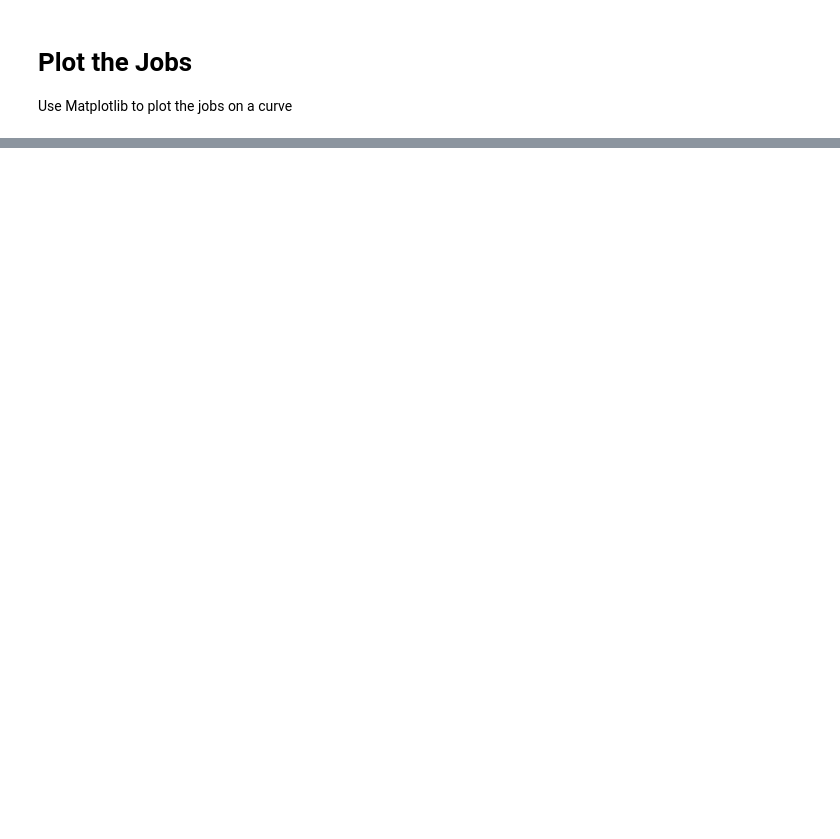
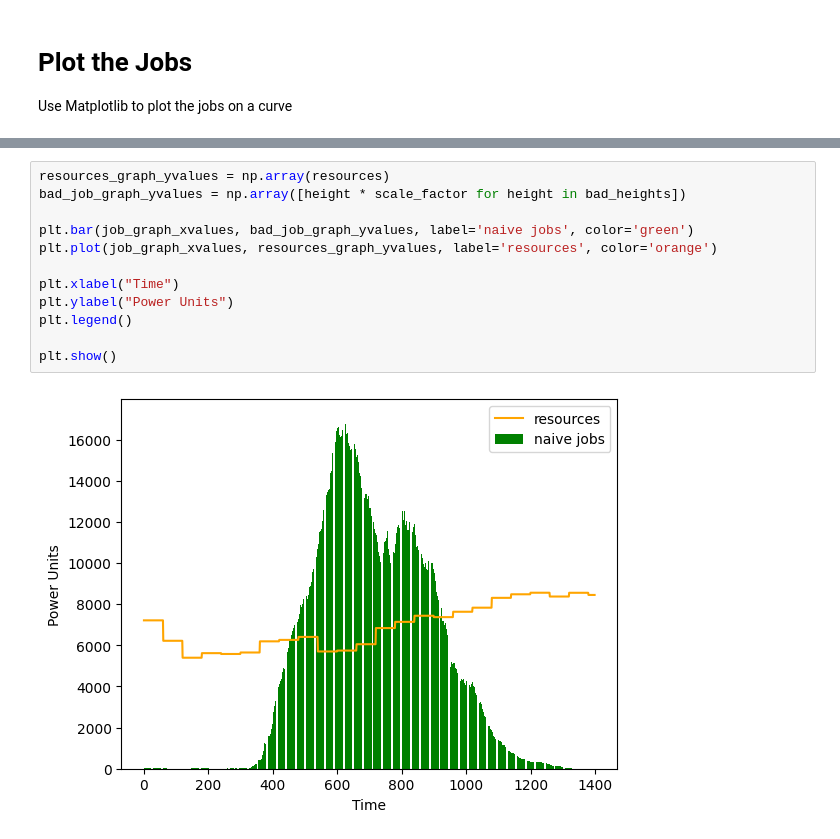
Before and after one commit to calebtheeardley/PeakDemanMinimizationAboveAResourceCurve, a Jupyter notebook: Code/CPLEX/scheduling_lp.ipynb, the cells around one changed output, grey strips where cells are left out. Drawn from its saved outputs; the diff is of its cells as text; blank space fills up the shorter version.

```diff
--- a/Code/CPLEX/scheduling_lp.ipynb
+++ b/Code/CPLEX/scheduling_lp.ipynb
@@ -308,0 +367,14 @@ plt.show()
+# %%
+resources_graph_yvalues = np.array(resources)
+bad_job_graph_yvalues = np.array([height * scale_factor for height in bad_heights])
+
+plt.bar(job_graph_xvalues, bad_job_graph_yvalues, label='naive jobs', color='green')
+plt.plot(job_graph_xvalues, resources_graph_yvalues, label='resources', color='orange')
+
+plt.xlabel("Time")
+plt.ylabel("Power Units")
+plt.legend()
+
+plt.show()
+# %% [output]
+[figure, added]
```
Also changed, not shown: parts of 16 cells of this notebook, 3 other files.
